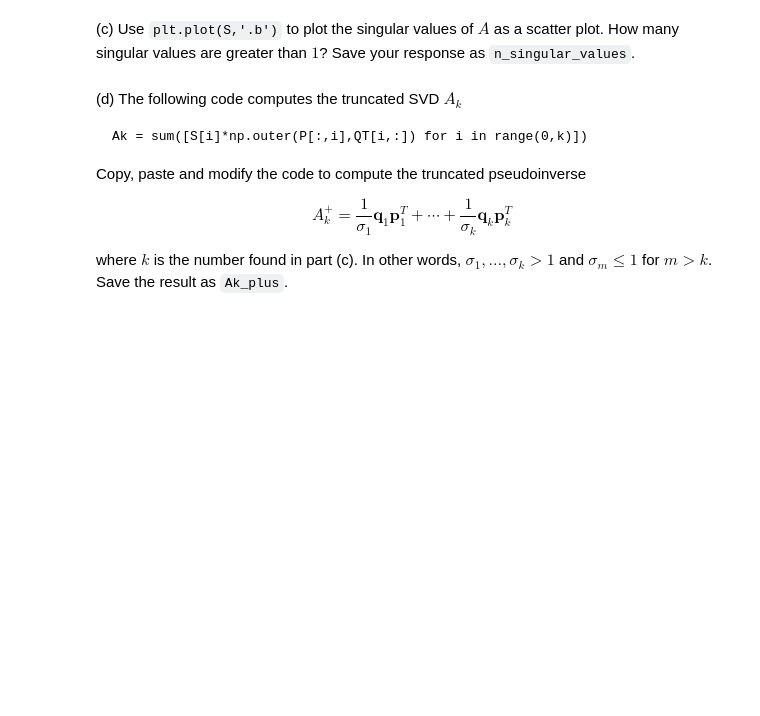
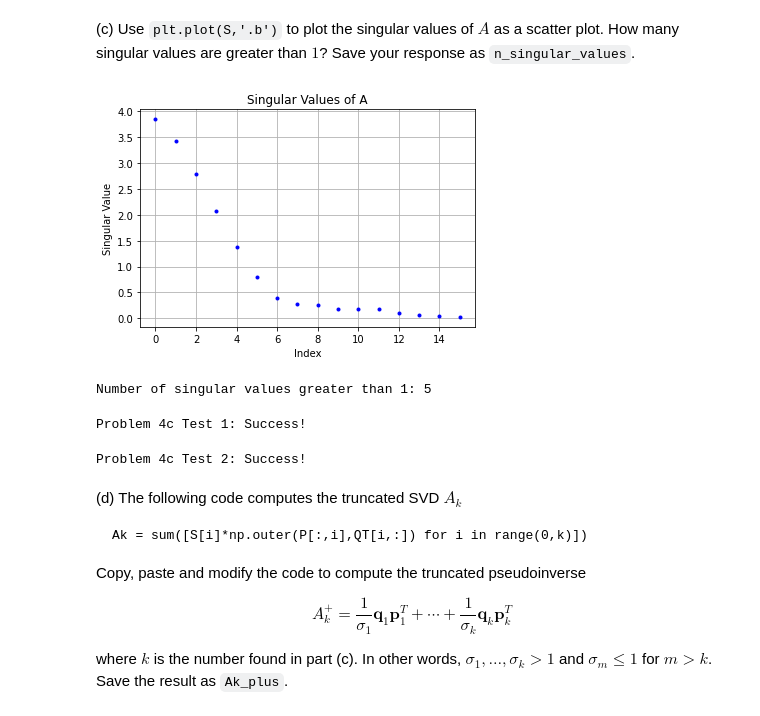
Before and after one commit to zhvner/MATH307-AppliedLinearAlgebra-Python, a Jupyter notebook: assignment3.ipynb, the cells around one changed output. Cells and saved outputs as stored; diff of their text form; code cells hidden in the pictures; blank space fills up the shorter version.

```diff
--- a/assignment3.ipynb
+++ b/assignment3.ipynb
@@ -215,11 +347,36 @@ n_singular_values =
+# %%
+# YOUR CODE HERE
+# Compute the SVD of A
+U, S, VT = np.linalg.svd(A)
+
+plt.plot(S, '.b')
+plt.title('Singular Values of A')
+plt.xlabel('Index')
+plt.ylabel('Singular Value')
+plt.grid(True)
+plt.show()
+
+# Count the singular values greater than 1
+n_singular_values = np.sum(S > 1)
+n_singular_values  =5
+
+# Print the count
+print("Number of singular values greater than 1:", n_singular_values)
+# %% [output]
+[figure, added]
+Number of singular values greater than 1: 5
 # %%
 "Verify n_singular_values is defined as an integer. (1 mark)"
 assert isinstance(n_singular_values,int)
 print("Problem 4c Test 1: Success!")
+# %% [output]
+Problem 4c Test 1: Success!
 # %%
 "Verify n_singular_values has correct value. This cell contains hidden tests. (1 mark)"
 assert isinstance(n_singular_values,int)
 print("Problem 4c Test 2: Success!")
+# %% [output]
+Problem 4c Test 2: Success!
 # %% [markdown]
 (d) The following code computes the truncated SVD $A_k$
 
```
Also changed, not shown: parts of 38 cells of this notebook, 1 other file.
